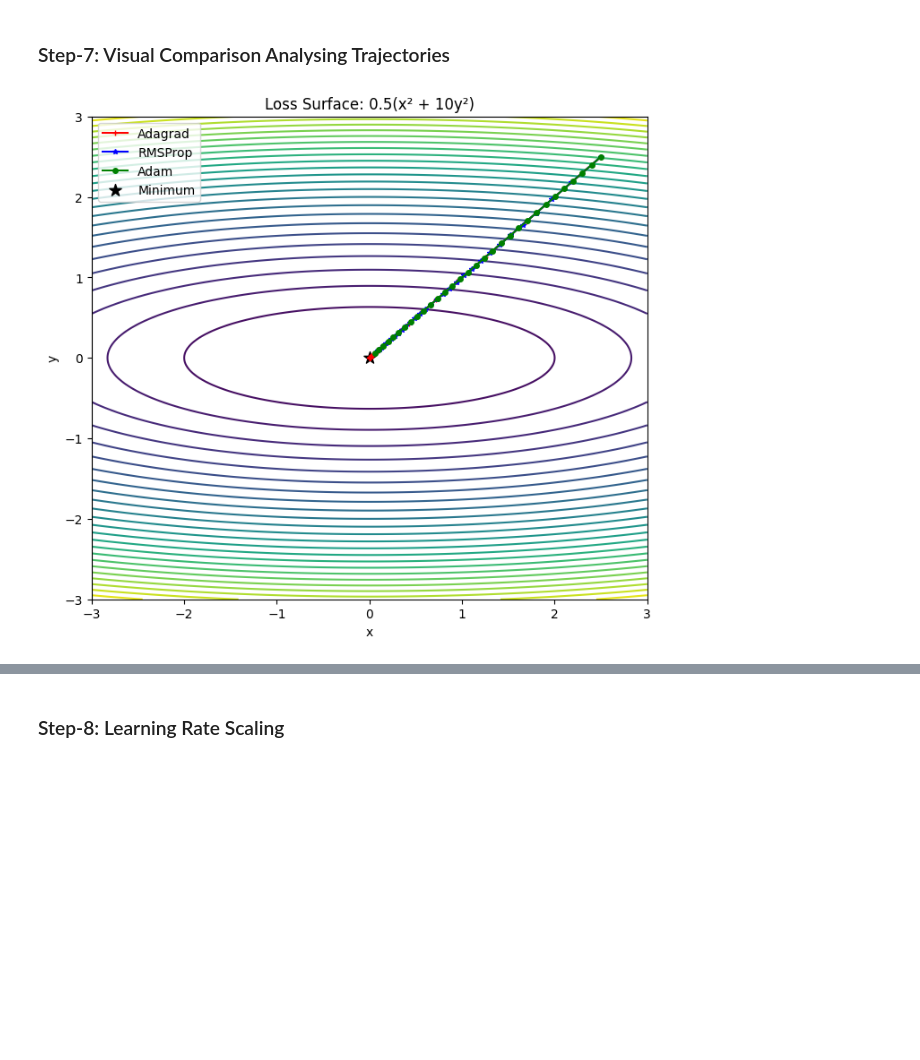
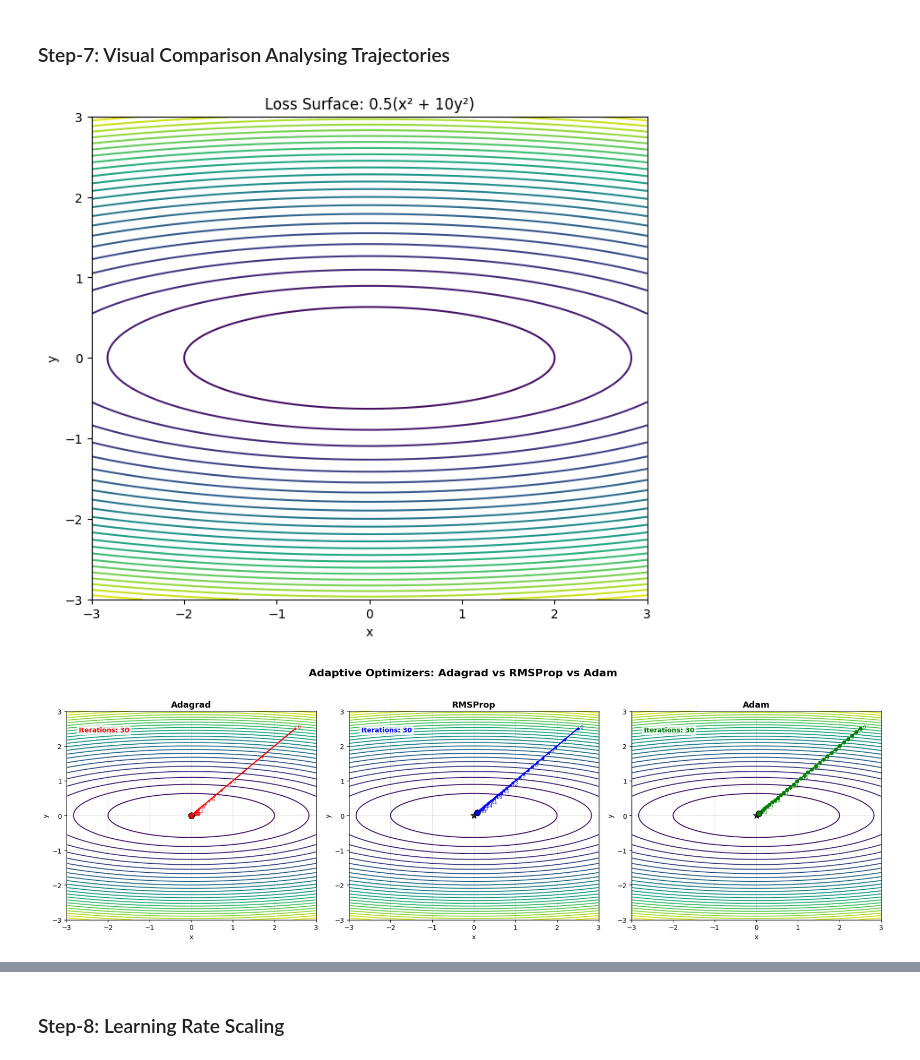
Before and after one commit to AGasthya283/ML-Optimization, a Jupyter notebook: 01_basics/Adaptive_methods_adagrad_Adam.ipynb, the cells around one changed output, grey strips where cells are left out. Saved outputs shown, nothing was run; the diff lists cells and outputs as text; code cells hidden in the pictures; blank space fills up the shorter version.

```diff
--- a/01_basics/Adaptive_methods_adagrad_Adam.ipynb
+++ b/01_basics/Adaptive_methods_adagrad_Adam.ipynb
@@ -125,17 +126,60 @@ adam_path = adam(grad_f, start)
 # %% [markdown]
 ### Step-7: Visual Comparison Analysing Trajectories
 # %%
+# Generate the surface
 X, Y, Z = plot_surface_contour()
 
-plt.plot(adagrad_path[:,0], adagrad_path[:,1], 'r-+', label='Adagrad', markersize=4)
-plt.plot(rmsprop_path[:,0], rmsprop_path[:,1], 'b-*', label='RMSProp', markersize=4)
-plt.plot(adam_path[:,0], adam_path[:,1], 'g-o', label='Adam', markersize=4)
+# Define optimizers and visuals
+optimizers = ['Adagrad', 'RMSProp', 'Adam']
+paths = [adagrad_path, rmsprop_path, adam_path]
+colors = ['r', 'b', 'g']
+markers = ['+', '*', 'o']
 
-plt.scatter(0, 0, c='black', marker='*', s=100, label='Minimum')
-plt.legend()
+# Create 1x3 subplot layout
+fig, axes = plt.subplots(1, 3, figsize=(18, 6))
+
+for ax, opt, path, c, m in zip(axes, optimizers, paths, colors, markers):
+    # Draw contour of the loss surface
+    ax.contour(X, Y, Z, levels=25, cmap='viridis')
+
+    # Plot optimizer path
+    ax.plot(path[:, 0], path[:, 1], color=c, marker=m, markersize=5, linewidth=1.8, label=opt)
+
+    # Mark global minimum
+    ax.scatter(0, 0, c='black', marker='*', s=100)
+
+    # Highlight final convergence point
+    ax.scatter(path[-1, 0], path[-1, 1], edgecolors='k', facecolors=c, s=80, zorder=5)
+
+    # Annotate number of iterations
+    ax.text(
+        0.05, 0.9,
+        f"Iterations: {len(path) - 1}",
+        transform=ax.transAxes,
+        fontsize=10,
+        color=c,
+        weight='bold',
+        bbox=dict(facecolor='white', alpha=0.7, edgecolor='none', boxstyle='round,pad=0.3')
+    )
+
+    # Optional: label a few steps to show progress
+    for i, (x, y) in enumerate(path):
+        if i % max(1, len(path)//8) == 0:
+            ax.text(x + 0.05, y, str(i), fontsize=8, color=c, alpha=0.8)
+
+    # Titles, labels, grid
+    ax.set_title(opt, fontsize=13, weight='bold')
+    ax.set_xlabel("x")
+    ax.set_ylabel("y")
+    ax.grid(True, linestyle='--', alpha=0.5)
+
+# Global title and layout adjustment
+plt.suptitle("Adaptive Optimizers: Adagrad vs RMSProp vs Adam", fontsize=16, weight='bold')
+plt.tight_layout(rect=[0, 0, 1, 0.95])
 plt.show()
 # %% [output]
-[figure, old version]
+[figure, new version]
+[figure, added]
 # %% [markdown]
 ## 🔍 Interpretation of Trajectories
 
```
Also changed, not shown: parts of 3 cells of this notebook.
